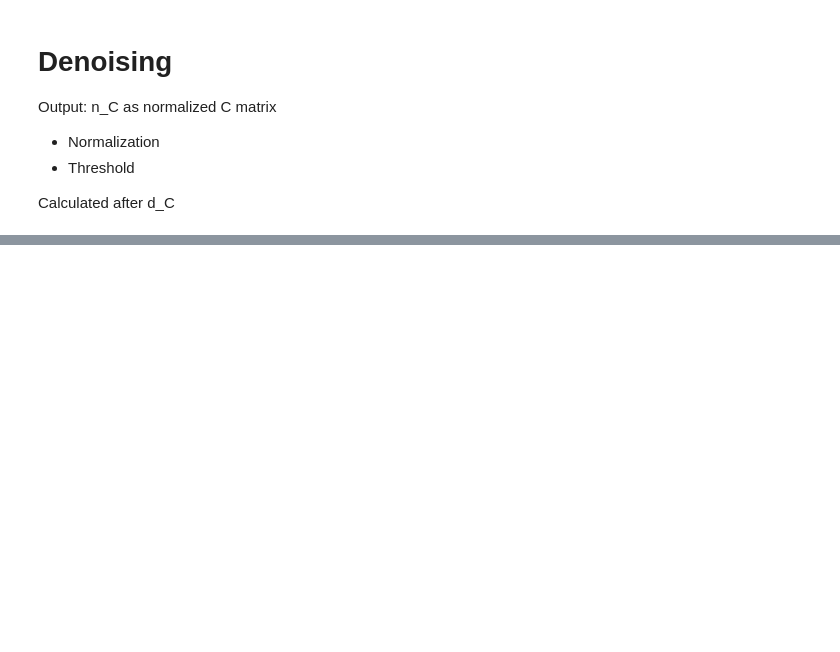
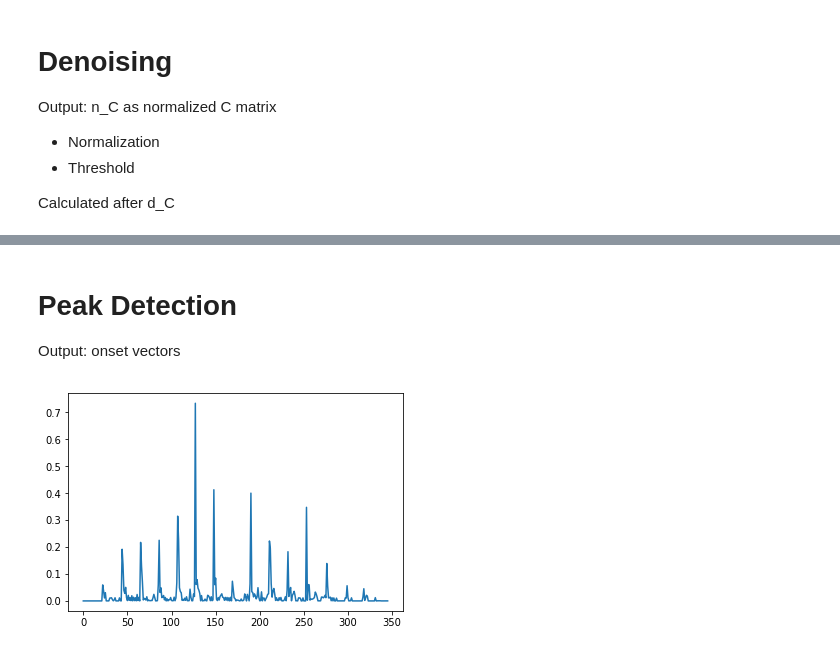
Before and after one commit to JasmineChiehLi/note_onset_detection, a Jupyter notebook: onset_detection.ipynb, the cells around one changed output, grey strips where cells are left out. Saved outputs shown, nothing was run; the diff lists cells and outputs as text; code cells hidden in the pictures; blank space fills up the shorter version.

```diff
--- a/onset_detection.ipynb
+++ b/onset_detection.ipynb
@@ -96,7 +99,13 @@ print(type(n_C), n_C.shape)
 eu_dst = np.zeros([n_C.shape[0] - 1, n_C.shape[1]])
 for i in range(0, n_C.shape[0] - 1):
     eu_dst[i] = (n_C[i] - n_C[i+1]) * (n_C[i] - n_C[i+1])
+
+eu_dst = eu_dst.sum(axis = 1)
+# %% [markdown]
+# Peak Detection
+Output: onset vectors
 # %%
-data = eu_dst.reshape(1, eu_dst.shape[0] * eu_dst.shape[1])
-plt.hist(data)
+plt.plot(range(0, eu_dst.shape[0]), eu_dst)
 plt.show()
+# %% [output]
+[figure, added]
```
Also changed, not shown: parts of 8 cells of this notebook.
